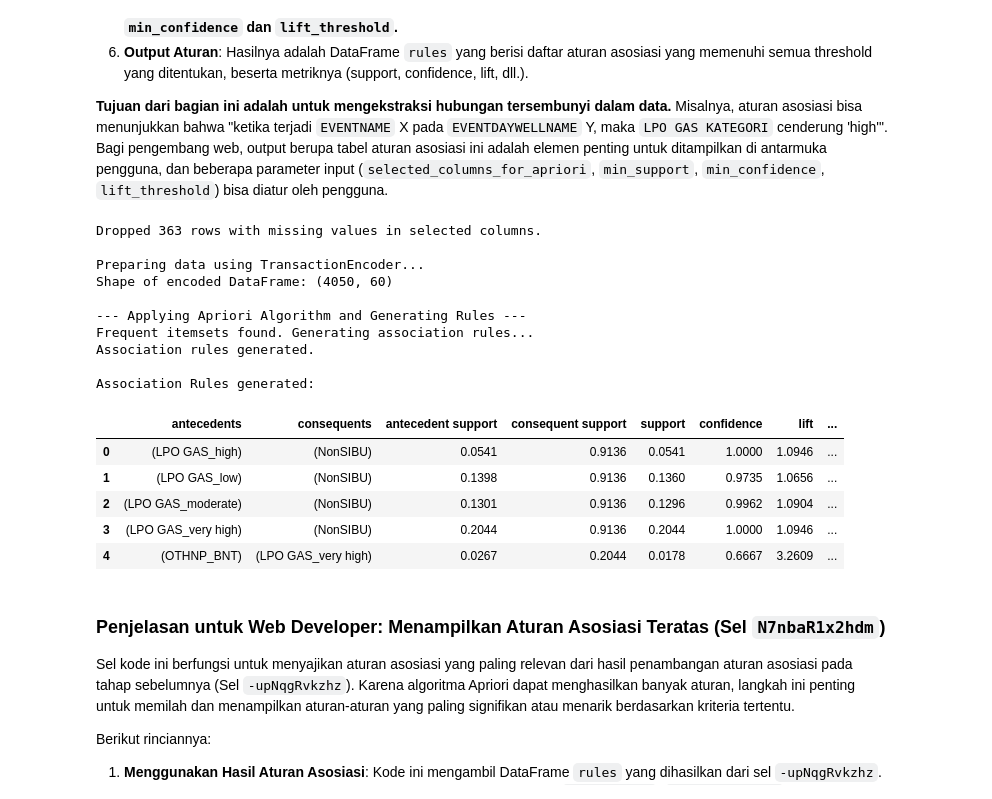
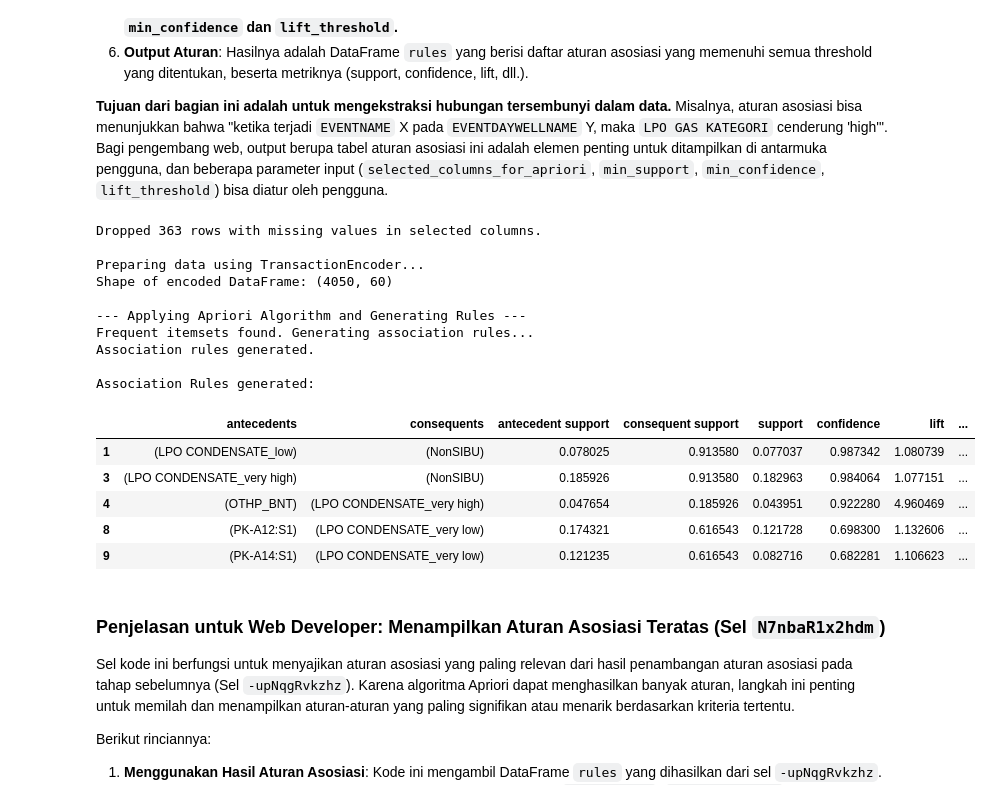
Before and after one commit to ridoya09/Proyek-Analisis-Data, a Jupyter notebook: Apriori/Engine_Apriori_LPO.ipynb, the cells around one changed output. Cells and saved outputs as stored; diff of their text form; code cells hidden in the pictures.

```diff
--- a/Apriori/Engine_Apriori_LPO.ipynb
+++ b/Apriori/Engine_Apriori_LPO.ipynb
@@ -26,12 +26,12 @@ warnings.filterwarnings("ignore", category=UserWarning, module="sklearn") # Supp
 
 def process_data_with_kmeans(file_path_association, k_categorization=5):
     """
-    Loads data from an Excel file, performs K-Means categorization on specified
+    Loads data from a CSV file, performs K-Means categorization on specified
     rate columns after outlier filtering, and returns the processed DataFrame
     with new category columns and cluster labels, along with cluster information.
 
     Args:
-        file_path_association (str): The path to the input Excel file.
+        file_path_association (str): The path to the input CSV file.
         k_categorization (int, optional): The number of clusters for K-Means.
                                            Defaults to 5.
 
@@ -47,17 +47,17 @@ def process_data_with_kmeans(file_path_association, k_categorization=5):
     df_association = pd.DataFrame()
     cluster_info = {}
 
-    # --- Step 1: Load the Excel file ---
+    # --- Step 1: Load the CSV file ---
     try:
         # Check if the file exists
         if not os.path.exists(file_path_association):
             print(f"Error: File not found at '{file_path_association}'")
             return df_association, cluster_info
-        elif not file_path_association.lower().endswith('.xlsx'):
-            print(f"Error: File is not an Excel file (.xlsx). Please provide a valid Excel file path.")
+        elif not file_path_association.lower().endswith('.csv'):
+            print(f"Error: File is not a CSV file (.csv). Please provide a valid CSV file path.")
             return df_association, cluster_info
         else:
-            df_association = pd.read_excel(file_path_association)
+            df_association = pd.read_csv(file_path_association) # Changed to read_csv
             print(f"Successfully loaded data from '{file_path_association}'")
 
     except Exception as e:
@@ -174,7 +174,7 @@ def process_data_with_kmeans(file_path_association, k_categorization=5):
 
         else:
              # print(f"DataFrame for '{column}' is empty after outlier filtering. Skipping clustering.") # Commented out
-             cluster_info[column] = {'boundaries': [], 'min': None, 'max': None, 'lower_outlier_bound': lower_bound_outlier, 'upper_bound_outlier': upper_bound_outlier}
+             cluster_info[column] = {'boundaries': [], 'min': None, 'max': None, 'lower_outlier_bound': lower_bound_outlier, 'upper_outlier_bound': upper_bound_outlier}
              # Add a placeholder cluster label column with NaN for all rows in the original df
              df_association[f'{column}_ClusterLabel'] = np.nan
 
@@ -619,7 +619,7 @@ if 'process_data_with_kmeans' not in globals():
     cluster_info = {} # Initialize to prevent errors
 else:
     # Define the file path and k value here before calling the function
-    file_path = "/content/drive/MyDrive/Proyekan Mas Ivan/Shortfall2.xlsx"
+    file_path = "/content/drive/MyDrive/Proyekan Mas Ivan/Shortfall2.csv"
     # Assuming k is available from cell OjdosFsFr7kn. If not, set a default.
     if 'k' not in globals():
         # print("Variable 'k' not found, using default k=5 for categorization.") # Commented out
@@ -929,43 +929,43 @@ else:
     else:
         # Define the columns to select for Apriori analysis
         # This list will need to be determined or provided by the user/UI in a web app
-        selected_columns_for_apriori = ['EVENTDAYWELLNAME', 'LPO GAS KATEGORI','EVENTNAME','SIBU/NonSIBU']
+        selected_columns_for_apriori = ['EVENTDAYWELLNAME', 'LPO COND KATEGORI','EVENTNAME','SIBU/NonSIBU']
 
         # Define Apriori parameters
         min_support_value = 0.01
         min_confidence_value = 0.5
         lift_threshold_value = 1
 
         # Call the function to find association rules
         rules = find_association_rules(df_association, selected_columns_for_apriori, min_support_value, min_confidence_value, lift_threshold_value)
 
         # Optional: Display head of the rules DataFrame after the function call
         if not rules.empty:
             print("\nAssociation Rules generated:")
             display(rules.head())
 
         else:
             # Message about empty rules is handled inside the function
             pass # No need for extra print here unless rules is empty for unhandled reason
 
 # Note: rules DataFrame is now available in the global scope after the function call
 # %% [output]
 Dropped 363 rows with missing values in selected columns.
 
 Preparing data using TransactionEncoder...
 Shape of encoded DataFrame: (4050, 60)
 
 --- Applying Apriori Algorithm and Generating Rules ---
 Frequent itemsets found. Generating association rules...
 Association rules generated.
 
 Association Rules generated:
 |  | antecedents | consequents | antecedent support | consequent support | support | confidence | lift | ... |
-| 0 | (LPO GAS_high) | (NonSIBU) | 0.0541 | 0.9136 | 0.0541 | 1.0000 | 1.0946 | ... |
-| 1 | (LPO GAS_low) | (NonSIBU) | 0.1398 | 0.9136 | 0.1360 | 0.9735 | 1.0656 | ... |
-| 2 | (LPO GAS_moderate) | (NonSIBU) | 0.1301 | 0.9136 | 0.1296 | 0.9962 | 1.0904 | ... |
-| 3 | (LPO GAS_very high) | (NonSIBU) | 0.2044 | 0.9136 | 0.2044 | 1.0000 | 1.0946 | ... |
-| 4 | (OTHNP_BNT) | (LPO GAS_very high) | 0.0267 | 0.2044 | 0.0178 | 0.6667 | 3.2609 | ... |
+| 1 | (LPO CONDENSATE_low) | (NonSIBU) | 0.078025 | 0.913580 | 0.077037 | 0.987342 | 1.080739 | ... |
+| 3 | (LPO CONDENSATE_very high) | (NonSIBU) | 0.185926 | 0.913580 | 0.182963 | 0.984064 | 1.077151 | ... |
+| 4 | (OTHP_BNT) | (LPO CONDENSATE_very high) | 0.047654 | 0.185926 | 0.043951 | 0.922280 | 4.960469 | ... |
+| 8 | (PK-A12:S1) | (LPO CONDENSATE_very low) | 0.174321 | 0.616543 | 0.121728 | 0.698300 | 1.132606 | ... |
+| 9 | (PK-A14:S1) | (LPO CONDENSATE_very low) | 0.121235 | 0.616543 | 0.082716 | 0.682281 | 1.106623 | ... |
 # %% [markdown]
 ### Penjelasan untuk Web Developer: Menampilkan Aturan Asosiasi Teratas (Sel `N7nbaR1x2hdm`)
 
```
Also changed, not shown: parts of 5 cells of this notebook.
